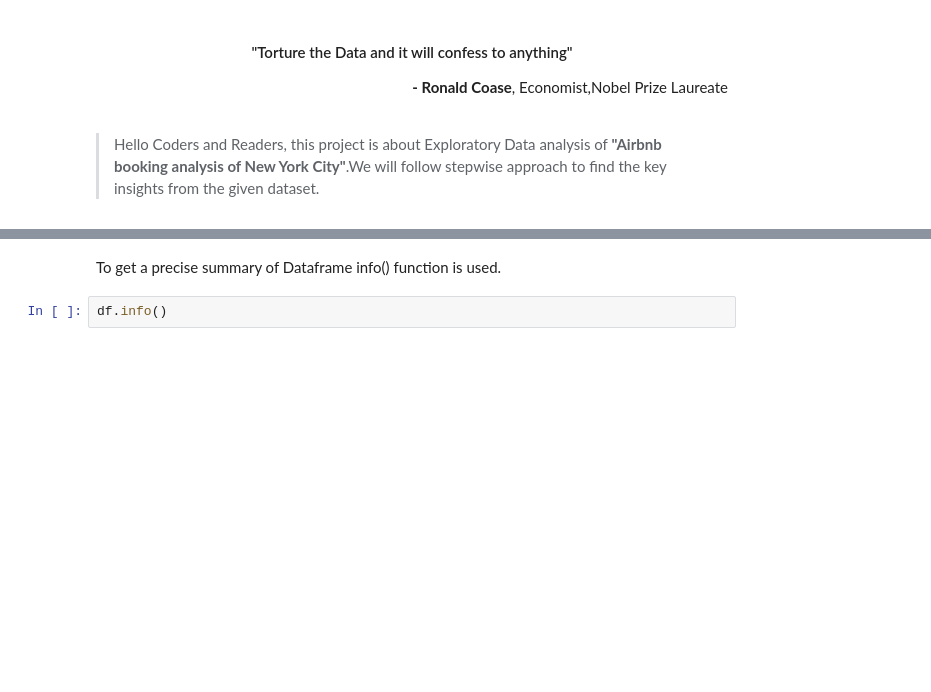
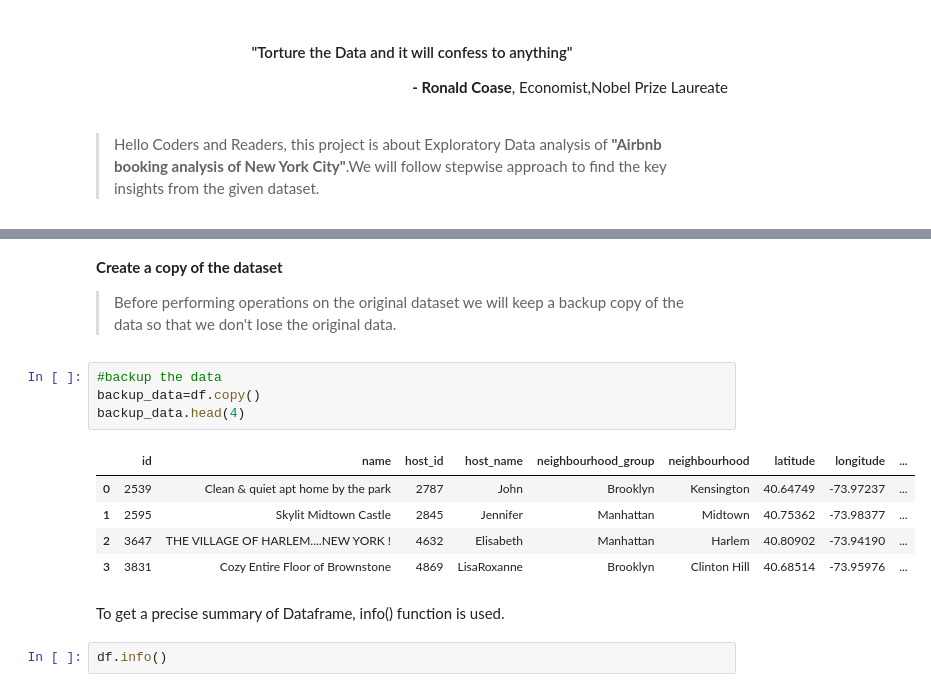
Before and after one commit to sneraikar/Airbnb-Bookings-Analysis, a Jupyter notebook: Airbnb_Bookings_Analysis_Capstone_Project_Solution.ipynb, the cells around one changed output, grey strips where cells are left out. Cells and saved outputs as stored; diff of their text form; blank space fills up the shorter version.

```diff
--- a/Airbnb_Bookings_Analysis_Capstone_Project_Solution.ipynb
+++ b/Airbnb_Bookings_Analysis_Capstone_Project_Solution.ipynb
@@ -64,5 +101,18 @@ df.head(5)
+# %% [markdown]
+**Create a copy of the dataset**
+> Before performing operations on the original dataset we will keep a backup copy of the data so that we don't lose the original data.
+# %%
+#backup the data
+backup_data=df.copy()
+backup_data.head(4)
+# %% [output]
+|  | id | name | host_id | host_name | neighbourhood_group | neighbourhood | latitude | longitude | ... |
+| 0 | 2539 | Clean & quiet apt home by the park | 2787 | John | Brooklyn | Kensington | 40.64749 | -73.97237 | ... |
+| 1 | 2595 | Skylit Midtown Castle | 2845 | Jennifer | Manhattan | Midtown | 40.75362 | -73.98377 | ... |
+| 2 | 3647 | THE VILLAGE OF HARLEM....NEW YORK ! | 4632 | Elisabeth | Manhattan | Harlem | 40.80902 | -73.94190 | ... |
+| 3 | 3831 | Cozy Entire Floor of Brownstone | 4869 | LisaRoxanne | Brooklyn | Clinton Hill | 40.68514 | -73.95976 | ... |
 # %% [markdown]
-To get a precise summary of Dataframe info() function is used.
+To get a precise summary of Dataframe, info() function is used.
 # %%
 df.info()
 # %% [output]
```
Also changed, not shown: parts of 29 cells of this notebook.
